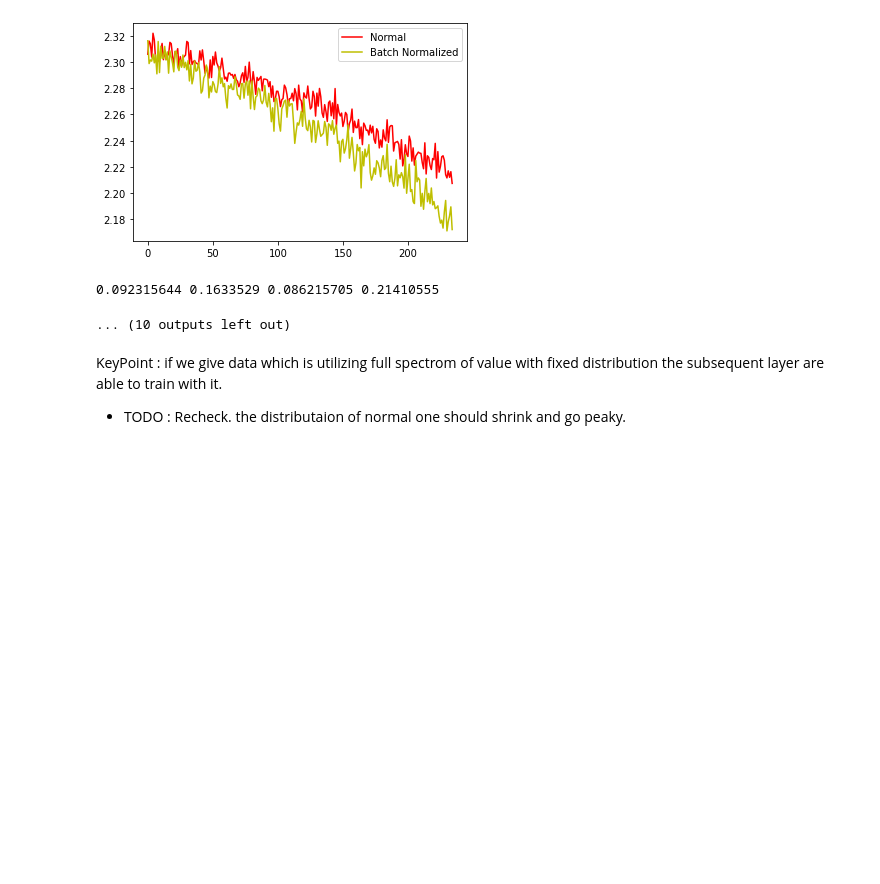
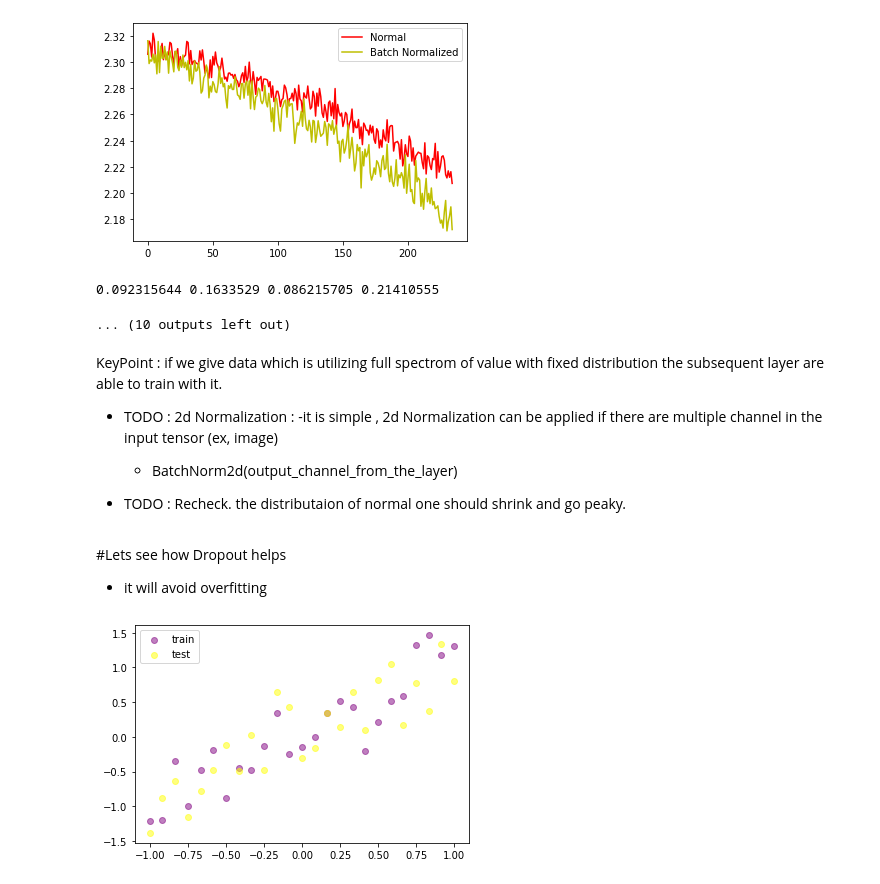
Before and after one commit to Gramani-Kumar/DL-Demo, a Jupyter notebook: BatchNorm_Dropout.ipynb, the cells around one changed output. Drawn from its saved outputs; the diff is of its cells as text; code cells hidden in the pictures; blank space fills up the shorter version.

Commit message:
Concept of dropout explained

```diff
--- a/BatchNorm_Dropout.ipynb
+++ b/BatchNorm_Dropout.ipynb
@@ -207,4 +207,20 @@ for epoch in range(max_epoch):
 ... (10 outputs left out)
 # %% [markdown]
 KeyPoint : if we give data which is utilizing full spectrom of value with fixed distribution the subsequent layer are able to train with it.
+ - TODO : 2d Normalization :
+      -it is simple , 2d Normalization can be applied if there are multiple channel in the input tensor (ex, image)
+      - BatchNorm2d(output_channel_from_the_layer)
+
  - TODO : Recheck. the distributaion of normal one should shrink and go peaky.
+# %% [markdown]
+#Lets see how Dropout helps
+ - it will avoid overfitting
+# %%
+#Create random data.
+N = 25
+noise = 0.3
+X_train = torch.unsqueeze(torch.linspace(-1,1, N), 1)                      #create linearspaced dataset
+Y_train = X_train + noise * torch.normal(torch.zeros(N,1), torch.ones(N,1)) #add some noise with std distribution.
+
+X_test = torch.unsqueeze(torch.linspace(-1, 1, N), 1)
+Y_test = X_test + noise * torch.normal(torch.zeros(N,1), torch.ones(N,1))
@@ -210,0 +229,7 @@ KeyPoint : if we give data which is utilizing full spectrom of value with fixed
+# %%
+plt.scatter(X_train.numpy(), Y_train.numpy(), c='purple', alpha=0.5, label='train')
+plt.scatter(X_test.numpy(), Y_test.numpy(), c="yellow", alpha=0.5, label='test')
+plt.legend() #show label
+plt.show()
+# %% [output]
+[figure, added]
```
Also changed, not shown: parts of 5 cells of this notebook.
